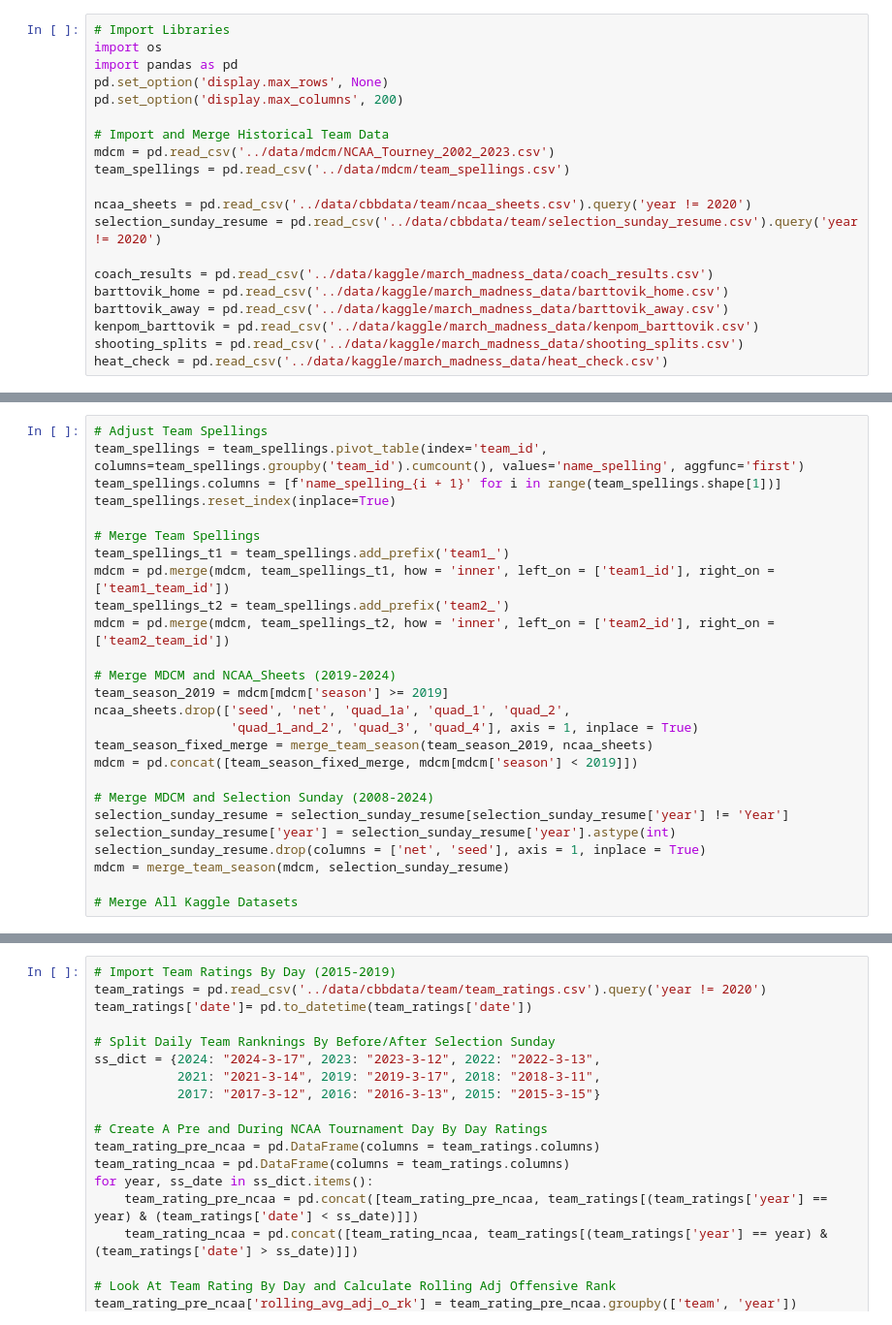
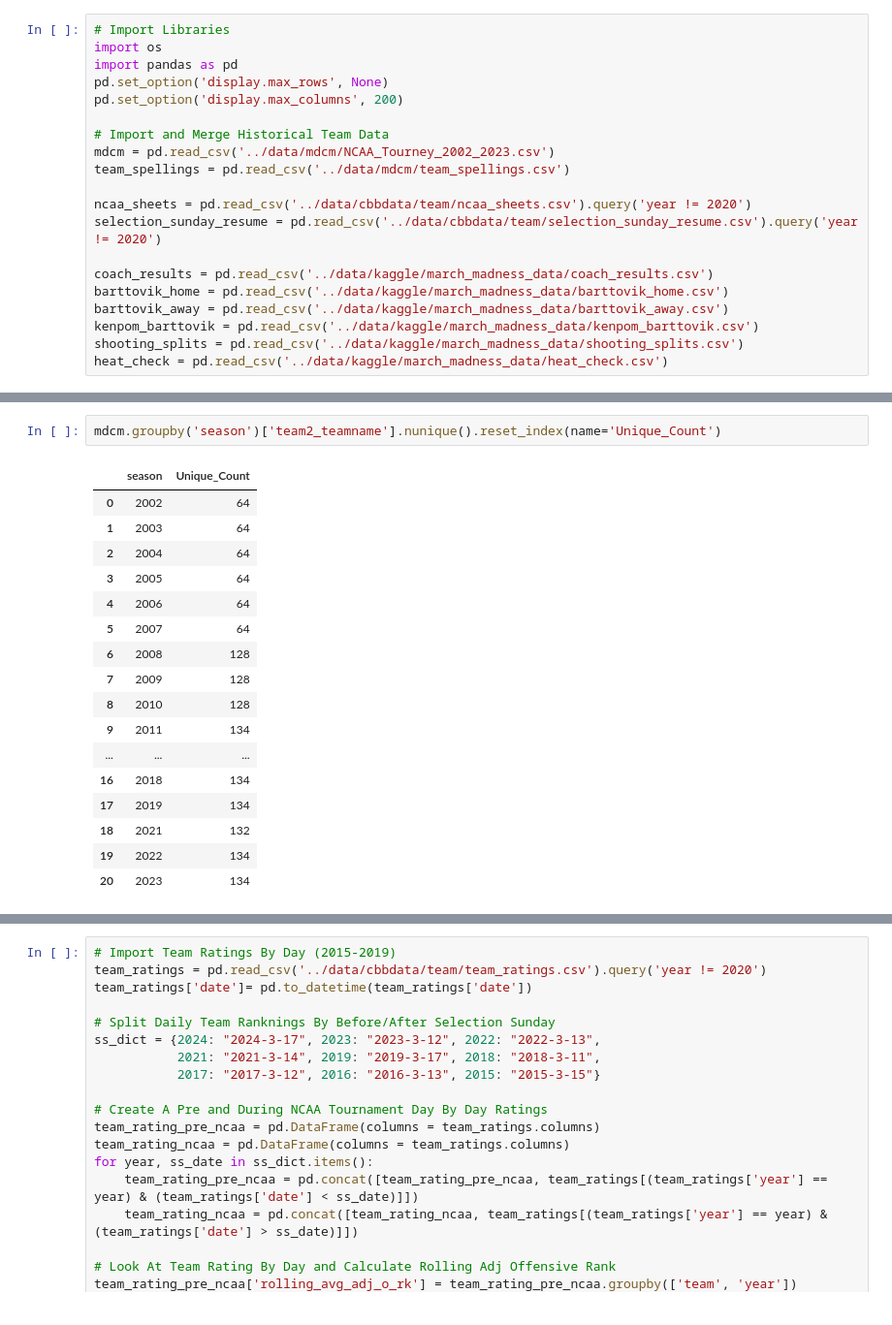
Before and after one commit to peterlmajors/The_Perfect_Bracket, a Jupyter notebook: exploration/merge_team_level.ipynb, the cells around one changed output, grey strips where cells are left out. Shown at 97% size. Drawn from its saved outputs; the diff is of its cells as text.

```diff
--- a/exploration/merge_team_level.ipynb
+++ b/exploration/merge_team_level.ipynb
@@ -75,26 +20,0 @@ def merge_team_season(df: pd.DataFrame, df_merge_onto: pd.DataFrame):
-# %%
-# Adjust Team Spellings
-team_spellings = team_spellings.pivot_table(index='team_id', columns=team_spellings.groupby('team_id').cumcount(), values='name_spelling', aggfunc='first')
-team_spellings.columns = [f'name_spelling_{i + 1}' for i in range(team_spellings.shape[1])]
-team_spellings.reset_index(inplace=True)
-
-# Merge Team Spellings
-team_spellings_t1 = team_spellings.add_prefix('team1_')
-mdcm = pd.merge(mdcm, team_spellings_t1, how = 'inner', left_on = ['team1_id'], right_on = ['team1_team_id'])
-team_spellings_t2 = team_spellings.add_prefix('team2_')
-mdcm = pd.merge(mdcm, team_spellings_t2, how = 'inner', left_on = ['team2_id'], right_on = ['team2_team_id'])
-
-# Merge MDCM and NCAA_Sheets (2019-2024)
-team_season_2019 = mdcm[mdcm['season'] >= 2019]
-ncaa_sheets.drop(['seed', 'net', 'quad_1a', 'quad_1', 'quad_2',
-                  'quad_1_and_2', 'quad_3', 'quad_4'], axis = 1, inplace = True)
-team_season_fixed_merge = merge_team_season(team_season_2019, ncaa_sheets)
-mdcm = pd.concat([team_season_fixed_merge, mdcm[mdcm['season'] < 2019]])
-
-# Merge MDCM and Selection Sunday (2008-2024)
-selection_sunday_resume = selection_sunday_resume[selection_sunday_resume['year'] != 'Year']
-selection_sunday_resume['year'] = selection_sunday_resume['year'].astype(int)
-selection_sunday_resume.drop(columns = ['net', 'seed'], axis = 1, inplace = True)
-mdcm = merge_team_season(mdcm, selection_sunday_resume)
-
-# Merge All Kaggle Datasets
@@ -124,0 +230,20 @@ Before 2019 (0, 150)
+# %%
+mdcm.groupby('season')['team2_teamname'].nunique().reset_index(name='Unique_Count')
+# %% [output]
+|  | season | Unique_Count |
+| 0 | 2002 | 64 |
+| 1 | 2003 | 64 |
+| 2 | 2004 | 64 |
+| 3 | 2005 | 64 |
+| 4 | 2006 | 64 |
+| 5 | 2007 | 64 |
+| 6 | 2008 | 128 |
+| 7 | 2009 | 128 |
+| 8 | 2010 | 128 |
+| 9 | 2011 | 134 |
+| ... | ... | ... |
+| 16 | 2018 | 134 |
+| 17 | 2019 | 134 |
+| 18 | 2021 | 132 |
+| 19 | 2022 | 134 |
+| 20 | 2023 | 134 |
```
Also changed, not shown: parts of 8 cells of this notebook.
